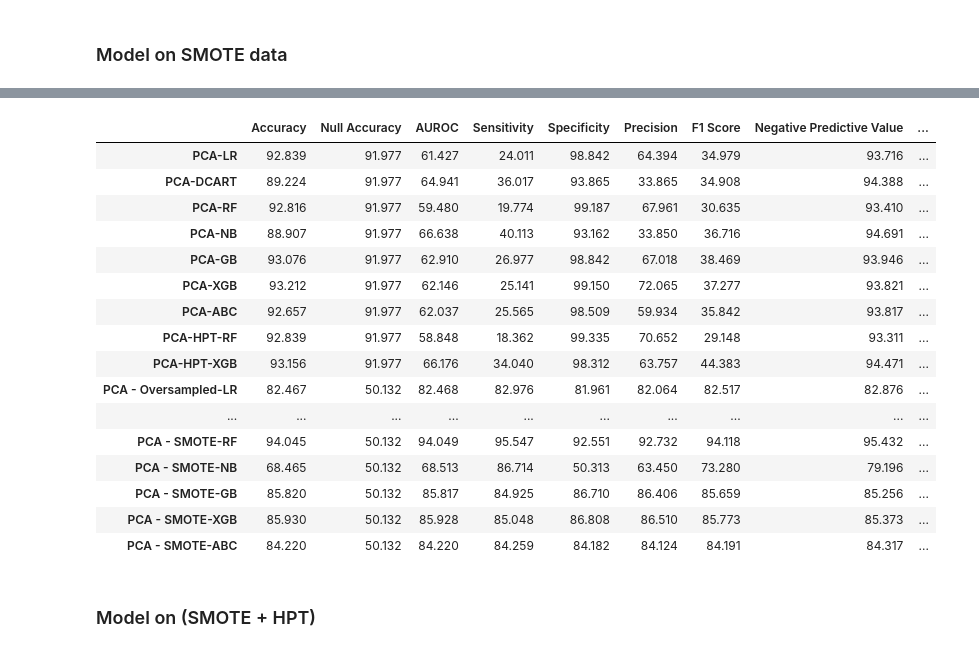
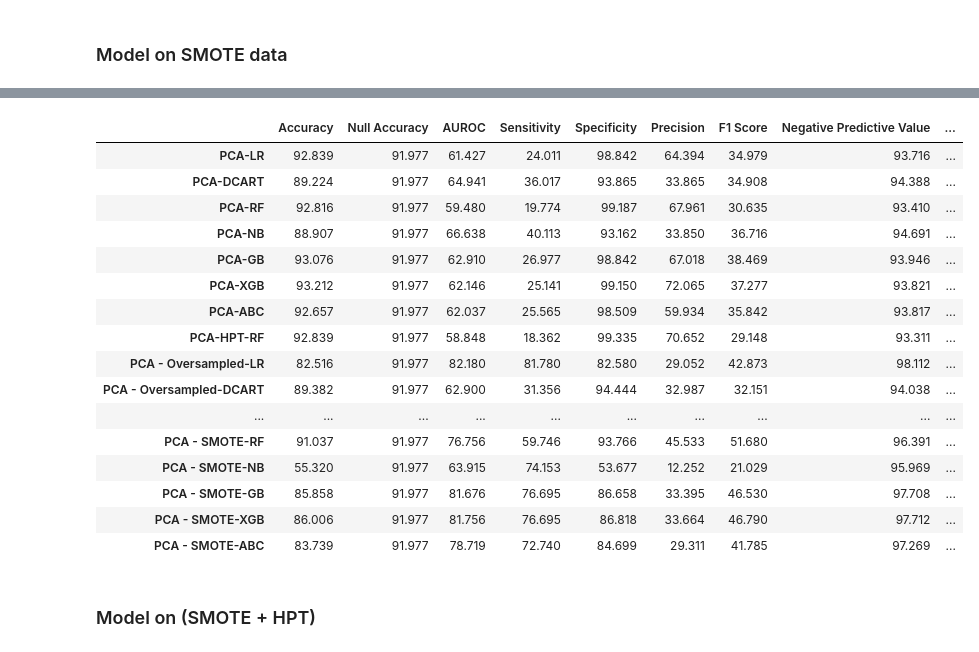
Before and after one commit to Lakshmi-1212/TelecomChurn_CaseStudy, a Jupyter notebook: TelcomChurn_CaseStudy.ipynb, the cells around one changed output, grey strips where cells are left out. Saved outputs shown, nothing was run; the diff lists cells and outputs as text; code cells hidden in the pictures.

Commit message:
SMOTE & oversampling done only on train data - 2

```diff
--- a/TelcomChurn_CaseStudy.ipynb
+++ b/TelcomChurn_CaseStudy.ipynb
@@ -1089,8 +1083,8 @@ labels = list(set(y_test))
 classifier_rf = RandomForestClassifier(random_state=42, n_jobs=-1)
 # Create the parameter grid based on the results of random search
 params = {
-    'max_depth': [1, 2, 5, 10, 15],
-    'min_samples_leaf': [5, 10, 20, 50, 100],
+    'max_depth': [ 5, 10, 15],
+    'min_samples_leaf': [5, 10,  50, 100],
     'max_features': [2,3,4],
     'n_estimators': [50, 100, 250, 500]
 }
@@ -1111,17 +1105,17 @@ classifier_xgb = XGBClassifier(n_jobs = -1,objective = 'binary:logistic')
 # A parameter grid for XGBoost
 params = {
         'n_estimators' : [50, 100, 250, 500], # no of trees
-        'learning_rate' : [0.01, 0.02, 0.05, 0.1, 0.25],  # eta
+        'learning_rate' : [0.01, 0.05, 0.1, 0.25],  # eta
         'min_child_weight': [1, 5, 7, 10],
-        'gamma': [0.1, 0.5, 1, 1.5, 5],
-        'subsample': [0.6, 0.8, 1.0],
-        'colsample_bytree': [0.6, 0.8, 1.0],
-        'max_depth': [1, 2, 5, 10, 15]
+        'gamma': [0.1,  1,  5],
+        #'subsample': [0.6, 0.8, 1.0],
+        #'colsample_bytree': [0.6, 0.8, 1.0],
+        'max_depth': [5, 10, 15]
         }
 
-param_comb = 100 # to reduce run-time
+param_comb = 50 # to reduce run-time
 
-random_search_xgb = RandomizedSearchCV(classifier_xgb, param_distributions=params, n_iter=param_comb, scoring=GRID_SEARCH_SCORING, n_jobs=-1, cv=4, verbose=3, random_state=42)
+random_search_xgb = RandomizedSearchCV(classifier_xgb, param_distributions=params, n_iter=param_comb, scoring=GRID_SEARCH_SCORING, n_jobs=-1, cv=3, verbose=3, random_state=42)
 # %% [markdown]
 # Helper Functions - Model Building
 # %% [markdown]
@@ -1627,6 +1620,5 @@ Elapsed time: 1.0 min 82.305 sec
 ### Model on SMOTE data
 # %%
 run_all_models(X_smote_train_pca, X_smote_test_pca, y_smote_train, y_smote_test,'PCA - SMOTE',model_result_pca)
-model_result_pca.T
 # %% [output]
 Running Model: Logistic Regression
@@ -1649,20 +1641,20 @@ Elapsed time: 1.0 min 98.346 sec
 |  | Accuracy | Null Accuracy | AUROC | Sensitivity | Specificity | Precision | F1 Score | Negative Predictive Value | ... |
 | PCA-LR | 92.839 | 91.977 | 61.427 | 24.011 | 98.842 | 64.394 | 34.979 | 93.716 | ... |
 | PCA-DCART | 89.224 | 91.977 | 64.941 | 36.017 | 93.865 | 33.865 | 34.908 | 94.388 | ... |
 | PCA-RF | 92.816 | 91.977 | 59.480 | 19.774 | 99.187 | 67.961 | 30.635 | 93.410 | ... |
 | PCA-NB | 88.907 | 91.977 | 66.638 | 40.113 | 93.162 | 33.850 | 36.716 | 94.691 | ... |
 | PCA-GB | 93.076 | 91.977 | 62.910 | 26.977 | 98.842 | 67.018 | 38.469 | 93.946 | ... |
 | PCA-XGB | 93.212 | 91.977 | 62.146 | 25.141 | 99.150 | 72.065 | 37.277 | 93.821 | ... |
 | PCA-ABC | 92.657 | 91.977 | 62.037 | 25.565 | 98.509 | 59.934 | 35.842 | 93.817 | ... |
 | PCA-HPT-RF | 92.839 | 91.977 | 58.848 | 18.362 | 99.335 | 70.652 | 29.148 | 93.311 | ... |
-| PCA-HPT-XGB | 93.156 | 91.977 | 66.176 | 34.040 | 98.312 | 63.757 | 44.383 | 94.471 | ... |
-| PCA - Oversampled-LR | 82.467 | 50.132 | 82.468 | 82.976 | 81.961 | 82.064 | 82.517 | 82.876 | ... |
+| PCA - Oversampled-LR | 82.516 | 91.977 | 82.180 | 81.780 | 82.580 | 29.052 | 42.873 | 98.112 | ... |
+| PCA - Oversampled-DCART | 89.382 | 91.977 | 62.900 | 31.356 | 94.444 | 32.987 | 32.151 | 94.038 | ... |
 | ... | ... | ... | ... | ... | ... | ... | ... | ... | ... |
-| PCA - SMOTE-RF | 94.045 | 50.132 | 94.049 | 95.547 | 92.551 | 92.732 | 94.118 | 95.432 | ... |
-| PCA - SMOTE-NB | 68.465 | 50.132 | 68.513 | 86.714 | 50.313 | 63.450 | 73.280 | 79.196 | ... |
-| PCA - SMOTE-GB | 85.820 | 50.132 | 85.817 | 84.925 | 86.710 | 86.406 | 85.659 | 85.256 | ... |
-| PCA - SMOTE-XGB | 85.930 | 50.132 | 85.928 | 85.048 | 86.808 | 86.510 | 85.773 | 85.373 | ... |
-| PCA - SMOTE-ABC | 84.220 | 50.132 | 84.220 | 84.259 | 84.182 | 84.124 | 84.191 | 84.317 | ... |
+| PCA - SMOTE-RF | 91.037 | 91.977 | 76.756 | 59.746 | 93.766 | 45.533 | 51.680 | 96.391 | ... |
+| PCA - SMOTE-NB | 55.320 | 91.977 | 63.915 | 74.153 | 53.677 | 12.252 | 21.029 | 95.969 | ... |
+| PCA - SMOTE-GB | 85.858 | 91.977 | 81.676 | 76.695 | 86.658 | 33.395 | 46.530 | 97.708 | ... |
+| PCA - SMOTE-XGB | 86.006 | 91.977 | 81.756 | 76.695 | 86.818 | 33.664 | 46.790 | 97.712 | ... |
+| PCA - SMOTE-ABC | 83.739 | 91.977 | 78.719 | 72.740 | 84.699 | 29.311 | 41.785 | 97.269 | ... |
 # %% [markdown]
 ### Model on (SMOTE + HPT)
 # %%
```
Also changed, not shown: parts of 24 cells of this notebook.
